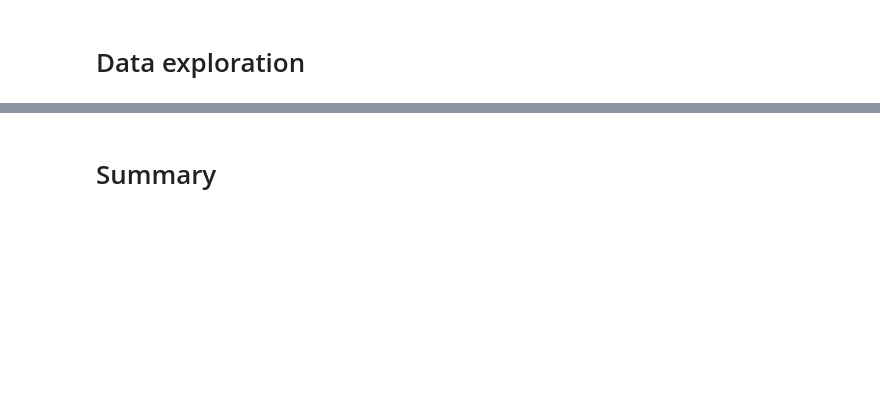
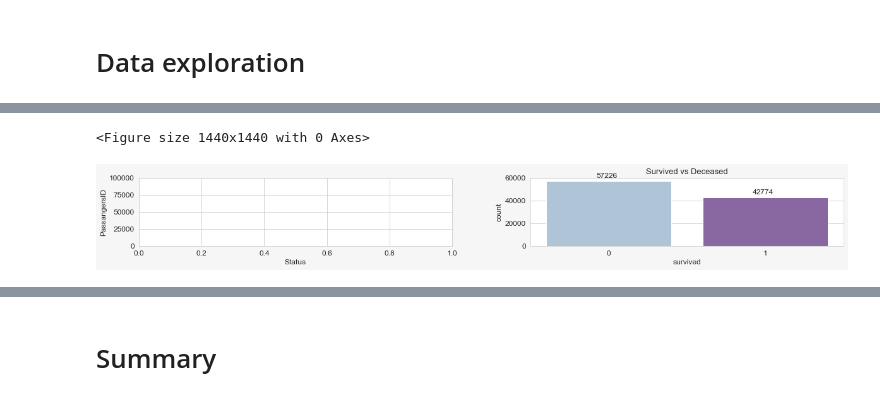
Before and after one commit to kastrubait/ml-intro-2022Q1, a Jupyter notebook: task-2_data_exploration.ipynb, the cells around one changed output, grey strips where cells are left out. Saved outputs shown, nothing was run; the diff lists cells and outputs as text; code cells hidden in the pictures; blank space fills up the shorter version.

```diff
--- a/task-2_data_exploration.ipynb
+++ b/task-2_data_exploration.ipynb
@@ -212,0 +225,30 @@ res_2 # Here we see that the data type of sample matches with the datatype of th
+# %%
+plt.figure(figsize=(20, 20))
+
+fig, (ax1, ax2) = plt.subplots(nrows = 1, ncols = 2)
+
+plt.title("Survived vs Deceased", fontsize= 13)
+
+ax1.set_xlabel("Status", fontsize= 12)
+ax1.set_ylabel("PassangersID", fontsize= 12)
+ax1.set_ylim(0, 100000)
+#ax1.set_xticks([0,1], ['Deceased', 'Survived'])
+
+plt.subplots_adjust(top=0.45, wspace=0.25)
+
+ax1 = sns.countplot(x='survived', data=train_df, palette="BuPu")
+
+for p in ax1.patches:
+    ax1.annotate((p.get_height()), (p.get_x()+0.32, p.get_height()+3000))
+
+#train_df['survived'].value_counts().plot(kind='pie', labels = ['',''], autopct='%1.1f%%')
+
+#ax2.set_legend(labels=['Deceased', 'Survived'])
+
+plt.subplots_adjust(bottom=0.15, hspace=0.25)
+plt.show()
+
+# Научиться располагать графики рядом...
+# %% [output]
+<Figure size 1440x1440 with 0 Axes>
+[figure, added]
```
Also changed, not shown: parts of 13 cells of this notebook.
